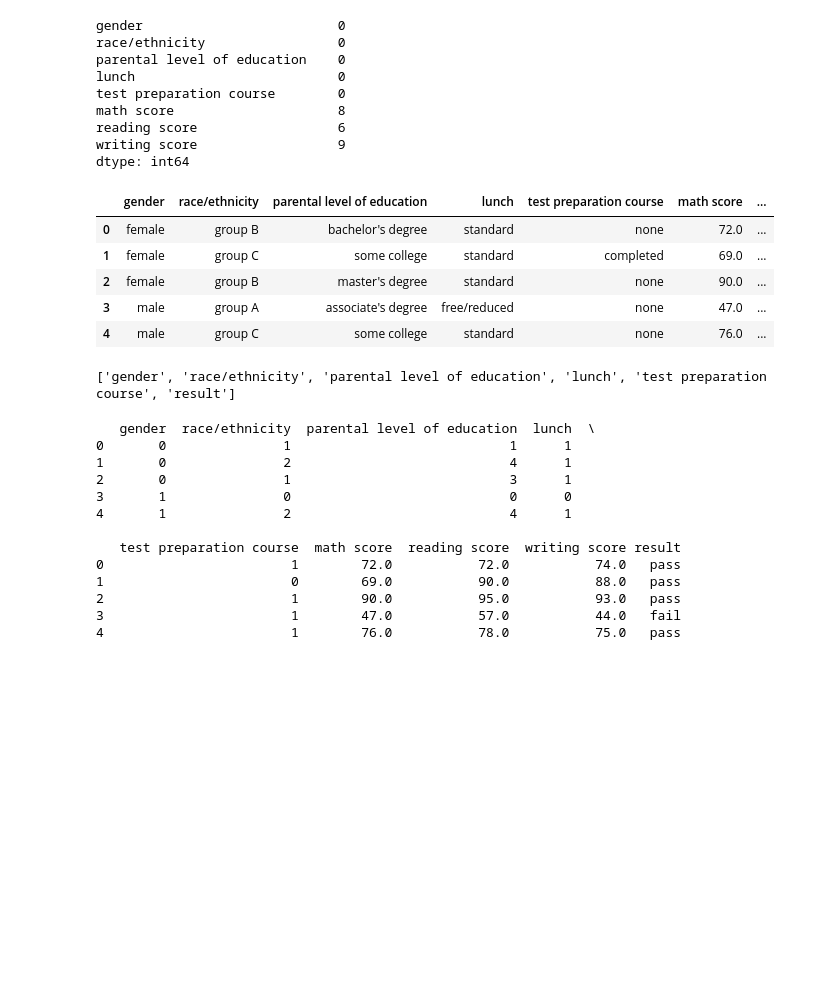
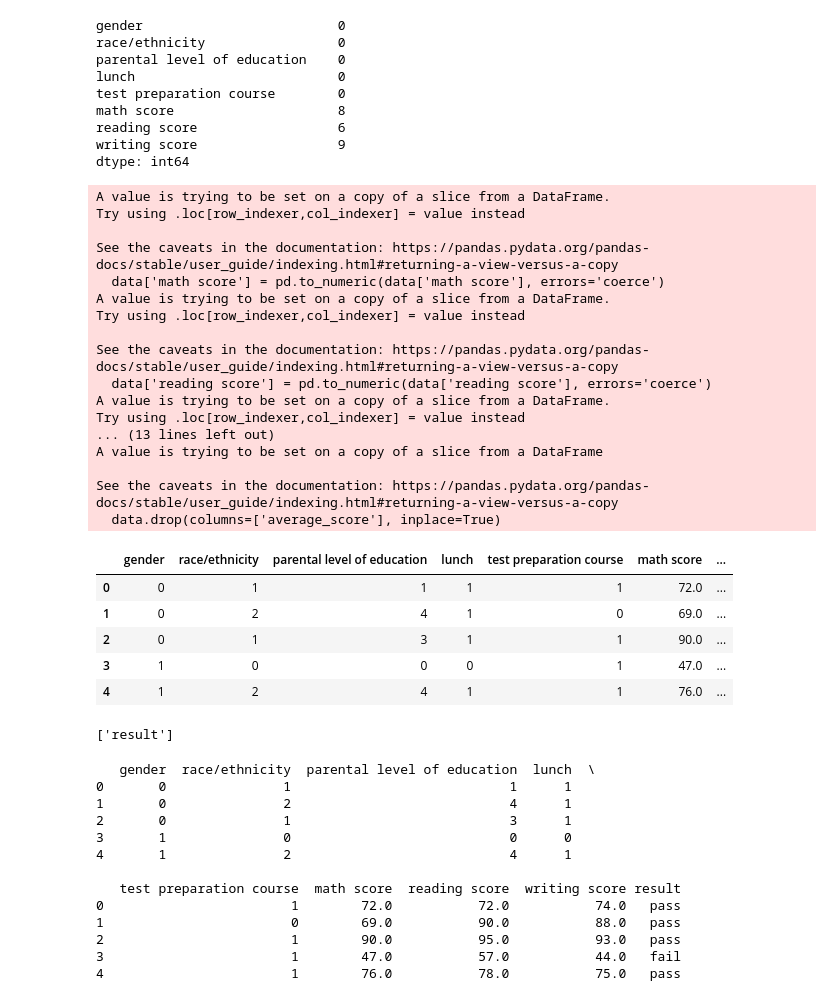
Before and after one commit to AniketJoshi111/STC-repo, a Jupyter notebook: STC_FINAL.ipynb, the cells around one changed output. Cells and saved outputs as stored; diff of their text form; code cells hidden in the pictures; blank space fills up the shorter version.

```diff
--- a/STC_FINAL.ipynb
+++ b/STC_FINAL.ipynb
@@ -55,35 +59,52 @@ dtype: int64
 # %%
 data = data.dropna(subset=['math score', 'reading score', 'writing score'])
 
 data['math score'] = pd.to_numeric(data['math score'], errors='coerce')
 data['reading score'] = pd.to_numeric(data['reading score'], errors='coerce')
 data['writing score'] = pd.to_numeric(data['writing score'], errors='coerce')
 
 data['average_score'] = data[['math score', 'reading score', 'writing score']].mean(axis=1, skipna=True)
 
 
-threshold = 60
+threshold = 50
 # Assign 'pass' or 'fail' based on the average score
 data['result'] = data['average_score'].apply(lambda x: 'pass' if x >= threshold else 'fail')
 
 # Remove the 'average_score' column
 data.drop(columns=['average_score'], inplace=True)
 
 data.head()
 # %% [output]
+A value is trying to be set on a copy of a slice from a DataFrame.
+Try using .loc[row_indexer,col_indexer] = value instead
+
+See the caveats in the documentation: https://pandas.pydata.org/pandas-docs/stable/user_guide/indexing.html#returning-a-view-versus-a-copy
+  data['math score'] = pd.to_numeric(data['math score'], errors='coerce')
+A value is trying to be set on a copy of a slice from a DataFrame.
+Try using .loc[row_indexer,col_indexer] = value instead
+
+See the caveats in the documentation: https://pandas.pydata.org/pandas-docs/stable/user_guide/indexing.html#returning-a-view-versus-a-copy
+  data['reading score'] = pd.to_numeric(data['reading score'], errors='coerce')
+A value is trying to be set on a copy of a slice from a DataFrame.
+Try using .loc[row_indexer,col_indexer] = value instead
+... (13 lines left out)
+A value is trying to be set on a copy of a slice from a DataFrame
+
+See the caveats in the documentation: https://pandas.pydata.org/pandas-docs/stable/user_guide/indexing.html#returning-a-view-versus-a-copy
+  data.drop(columns=['average_score'], inplace=True)
 |  | gender | race/ethnicity | parental level of education | lunch | test preparation course | math score | ... |
-| 0 | female | group B | bachelor's degree | standard | none | 72.0 | ... |
-| 1 | female | group C | some college | standard | completed | 69.0 | ... |
-| 2 | female | group B | master's degree | standard | none | 90.0 | ... |
-| 3 | male | group A | associate's degree | free/reduced | none | 47.0 | ... |
-| 4 | male | group C | some college | standard | none | 76.0 | ... |
+| 0 | 0 | 1 | 1 | 1 | 1 | 72.0 | ... |
+| 1 | 0 | 2 | 4 | 1 | 0 | 69.0 | ... |
+| 2 | 0 | 1 | 3 | 1 | 1 | 90.0 | ... |
+| 3 | 1 | 0 | 0 | 0 | 1 | 47.0 | ... |
+| 4 | 1 | 2 | 4 | 1 | 1 | 76.0 | ... |
 # %%
 categorical_cols = data.select_dtypes(include=['object']).columns.tolist()
 print(categorical_cols)
 categorical_cols.remove('result')
 #removed grades becoz it will be used for testing
 # %% [output]
-['gender', 'race/ethnicity', 'parental level of education', 'lunch', 'test preparation course', 'result']
+['result']
 # %%
 le = LabelEncoder()
 for col in categorical_cols:
```
Also changed, not shown: parts of 3 cells of this notebook.
